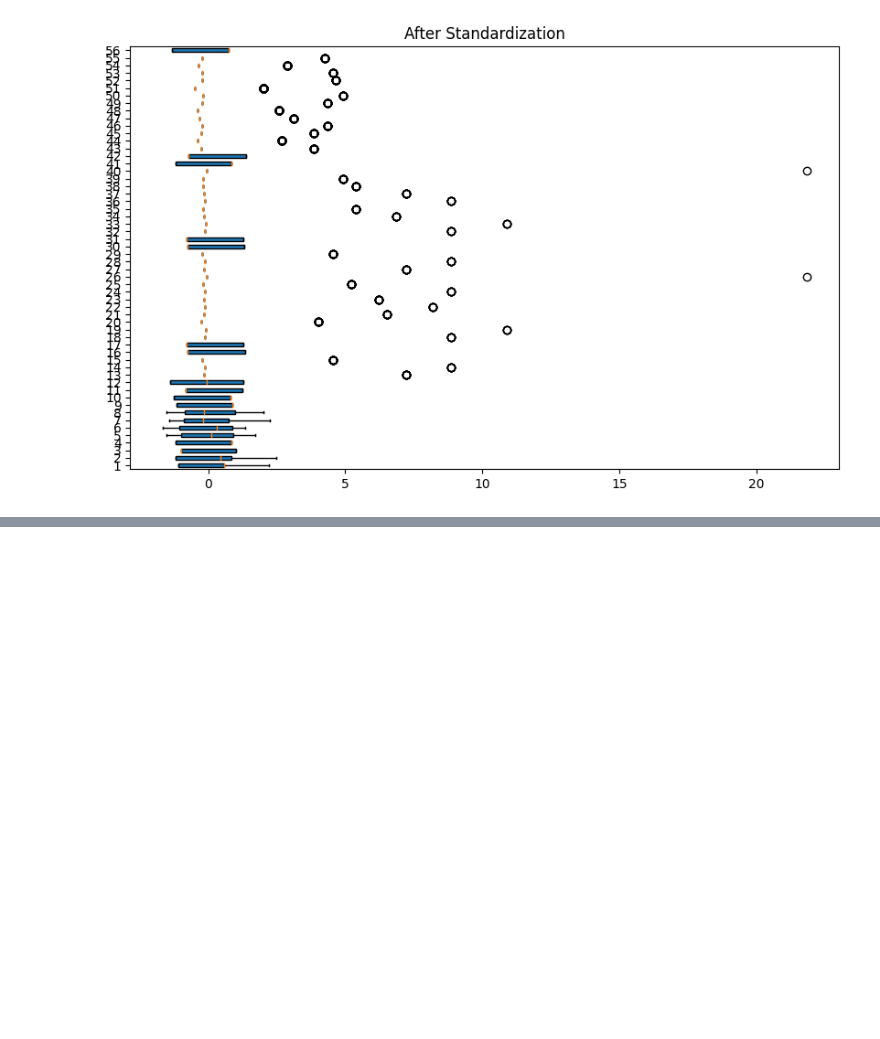
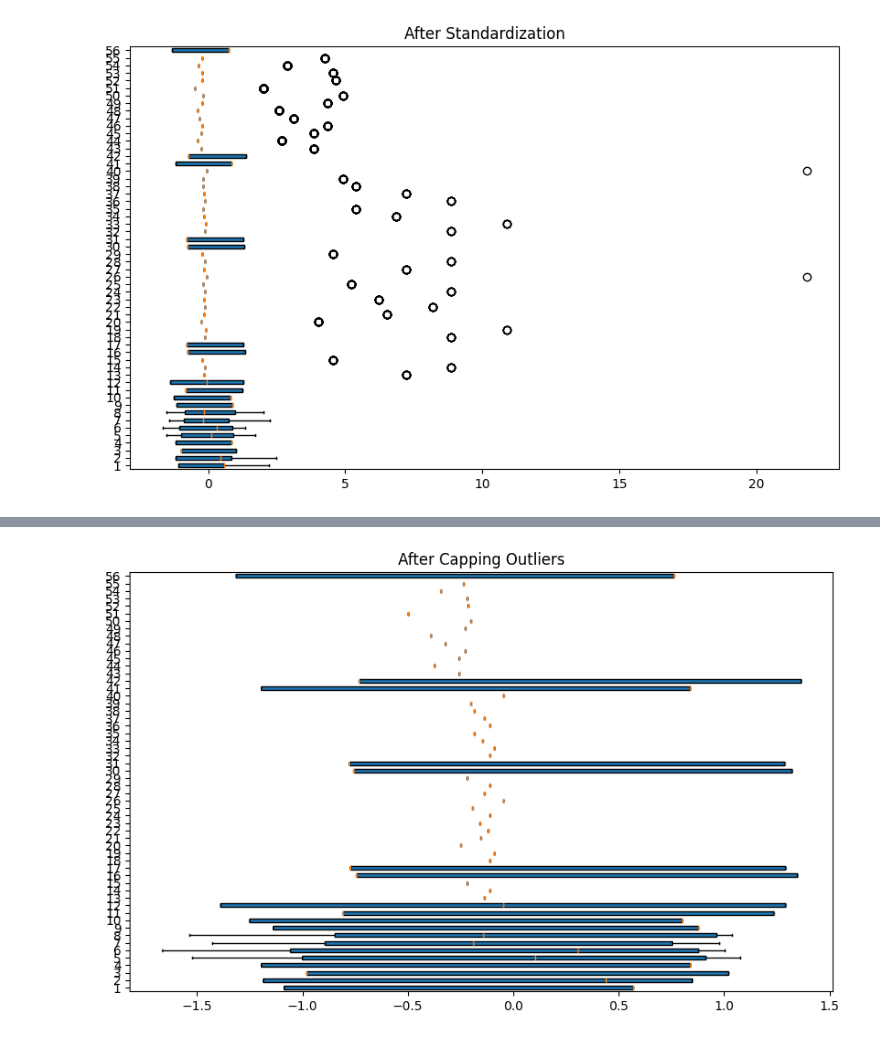
Before and after one commit to FaridRash/HW-SW-B, a Jupyter notebook: Notebooks/Farid_1st.ipynb, the cells around one changed output, grey strips where cells are left out. Cells and saved outputs as stored; diff of their text form; code cells hidden in the pictures; blank space fills up the shorter version.

```diff
--- a/Notebooks/Farid_1st.ipynb
+++ b/Notebooks/Farid_1st.ipynb
@@ -397,0 +413,24 @@ plot_data(data_scaled, 'After Standardization')
+# %%
+def cap_outliers(data):
+    capped_data = data.copy()
+    for col in capped_data.columns:
+        upper_limit = capped_data[col].quantile(0.80)  # Using 80th percentile
+        lower_limit = capped_data[col].quantile(0.00)  # Using 0th percentile (minimum value)
+        capped_data[col] = np.where(capped_data[col] > upper_limit, upper_limit, capped_data[col])
+        capped_data[col] = np.where(capped_data[col] < lower_limit, lower_limit, capped_data[col])
+    return capped_data
+
+# Assuming data_scaled is your standardized DataFrame
+data_capped = cap_outliers(data_scaled)
+
+# Function to plot data
+def plot_data(data, title):
+    plt.figure(figsize=(10, 6))
+    plt.boxplot(data.values, vert=False, patch_artist=True)
+    plt.title(title)
+    plt.show()
+
+# Plot data after capping outliers
+plot_data(data_capped, 'After Capping Outliers')
+# %% [output]
+[figure, added]
```
Also changed, not shown: parts of 2 cells of this notebook.
